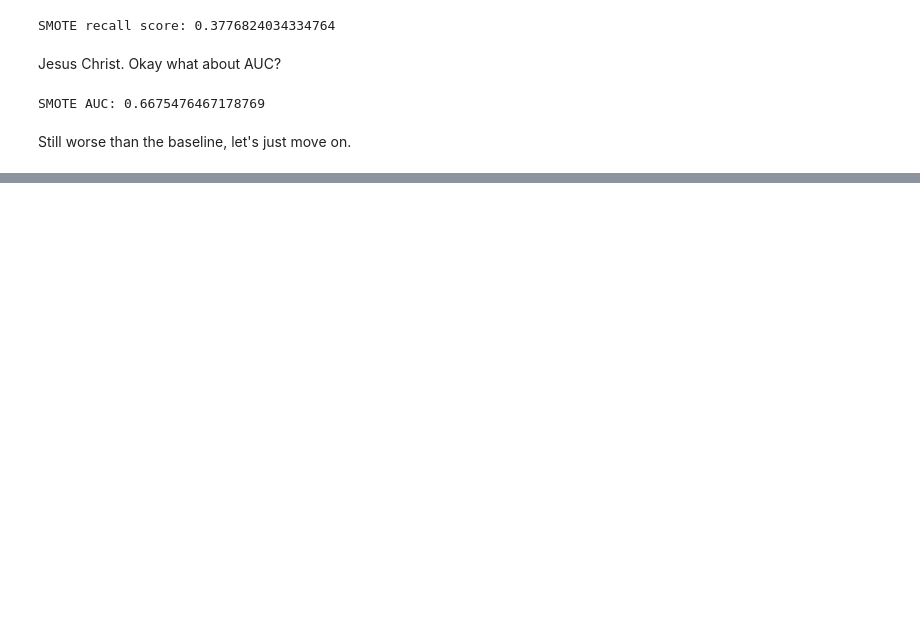
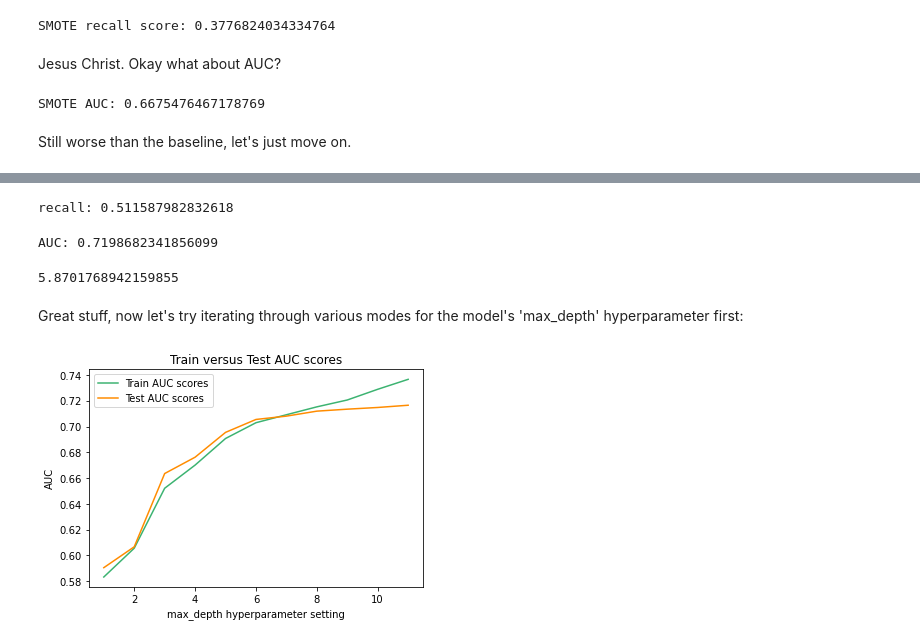
Before and after one commit to joeldmott/bank_marketing_classification_project, a Jupyter notebook: project_notebook.ipynb, the cells around one changed output, grey strips where cells are left out. Drawn from its saved outputs; the diff is of its cells as text; code cells hidden in the pictures; blank space fills up the shorter version.

Commit message:
finished the decision tree model pruning and interpretations

```diff
--- a/project_notebook.ipynb
+++ b/project_notebook.ipynb
@@ -800,0 +830,54 @@ ConfusionMatrixDisplay.from_predictions(y_test, y_pred_test_smote_and_balanced);
+# %%
+print('recall:', recall_score(y_test, y_pred_test))
+# %% [output]
+recall: 0.511587982832618
+# %%
+fpr, tpr, thresholds = roc_curve(y_test, y_pred_test)
+print('AUC:', auc(fpr, tpr))
+# %% [output]
+AUC: 0.7198682341856099
+# %%
+balanced_class_neg_log_loss_cv = cross_val_score(clf_balanced_class, X_test_ohe, y_test, scoring='neg_log_loss')
+balanced_class_log_loss = -(balanced_class_neg_log_loss_cv.mean())
+balanced_class_log_loss
+# %% [output]
+5.8701768942159855
+# %% [markdown]
+Great stuff, now let's try iterating through various modes for the model's 'max_depth' hyperparameter first:
+# %%
+#Let's try up to 12 for now since it takes a minute for my laptop to run just one model
+max_depth = np.arange(1,13)
+
+#setup lists for plotting
+train_auc_values = []
+test_auc_values = []
+
+#iterating through max_values and filling the lists above
+for i in max_depth:
+    #initialize & train the classifier
+    temp_clf = DecisionTreeClassifier(criterion="entropy",
+                                      random_state=713,
+                                      class_weight="balanced",
+                                      max_depth=i)
+    temp_clf.fit(X_train_ohe, y_train)
+    #calculate & append training AUC
+    y_train_hat = temp_clf.predict(X_train_ohe)
+    train_fpr, train_tpr, train_thresholds = roc_curve(y_train, y_train_hat)
+    train_roc_auc = auc(train_fpr, train_tpr)
+    train_auc_values.append(train_roc_auc)
+    #calculate & append AUC
+    y_test_hat = temp_clf.predict(X_test_ohe)
+    test_fpr, test_tpr, test_thresholds = roc_curve(y_test, y_test_hat)
+    test_roc_auc = auc(test_fpr, test_tpr)
+    test_auc_values.append(test_roc_auc)
+#Plot
+fig, ax = plt.subplots()
+ax.plot(max_depth, train_auc_values, color='mediumseagreen', label='Train AUC scores')
+ax.plot(max_depth, test_auc_values, color='darkorange', label='Test AUC scores')
+ax.set_title('Train versus Test AUC scores')
+ax.set_xlabel('max_depth hyperparameter setting')
+ax.set_ylabel('AUC')
+#ax.vlines(3, ymin=0.70, ymax=0.935, color='k', linestyle='--', label="my best guess")
+ax.legend();
+# %% [output]
+[figure, added]
```
Also changed, not shown: parts of 35 cells of this notebook.
